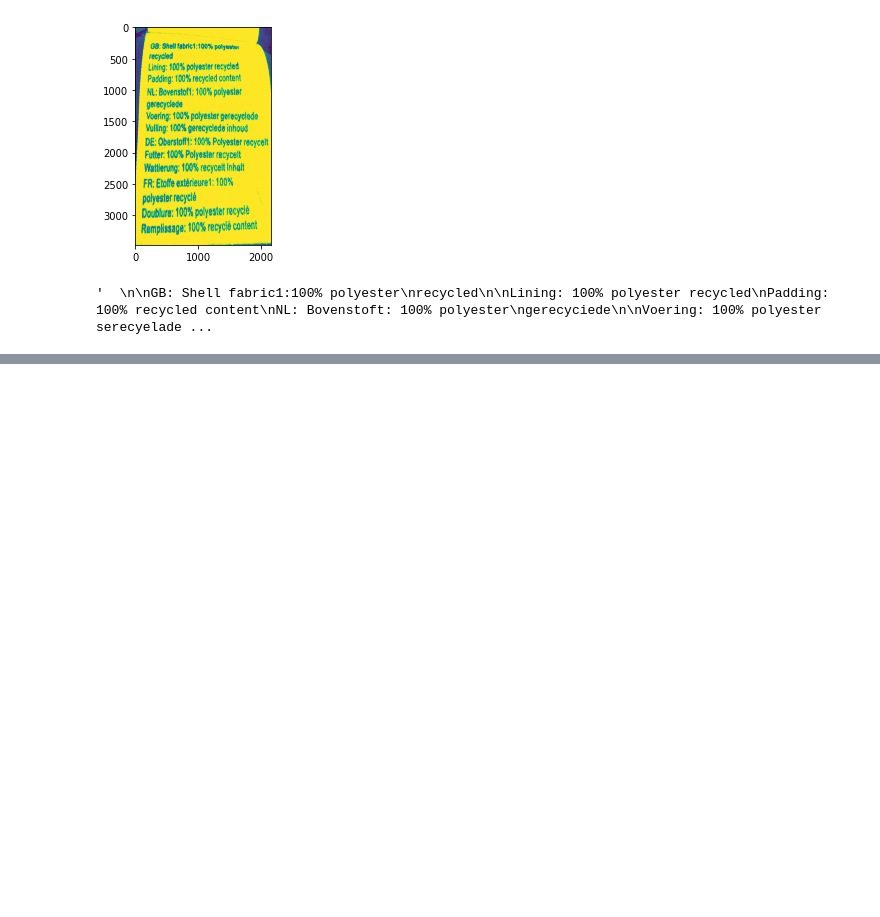
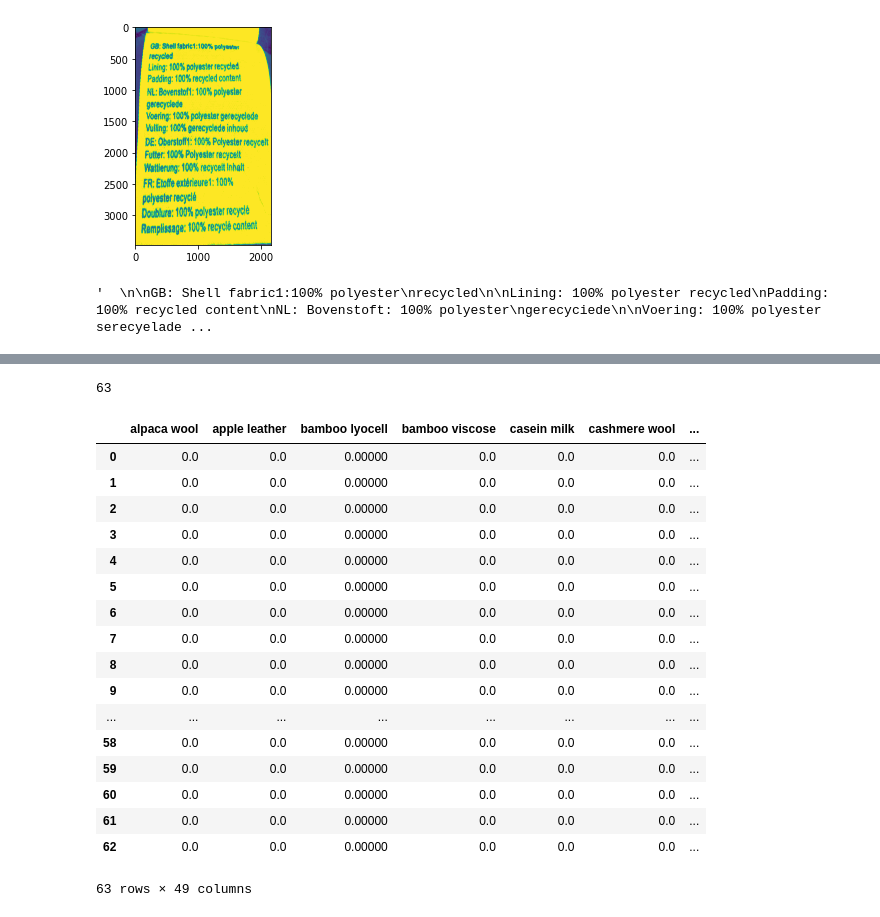
Before and after one commit to lunadabinovic/eco_fashion_project, a Jupyter notebook: notebooks/image_test_sample_2.ipynb, the cells around one changed output, grey strips where cells are left out. Drawn from its saved outputs; the diff is of its cells as text; code cells hidden in the pictures; blank space fills up the shorter version.

```diff
--- a/notebooks/image_test_sample_2.ipynb
+++ b/notebooks/image_test_sample_2.ipynb
@@ -106,0 +290,3 @@ None
+# %%
+fb_keys = pd.read_csv('../eco_fashion_project/data/fibre_cleaned.csv')
+fb_keys.head()
@@ -106,0 +320,30 @@ None
+# %%
+len(fb_keys['Material'].tolist())
+# %% [output]
+63
+# %%
+fb_ngram_tf_idf_vectorizer = TfidfVectorizer(ngram_range = (2,2))
+
+X = fb_ngram_tf_idf_vectorizer.fit_transform(fb_keys['Material'].tolist())
+
+fb_ngram_tf_idf_vect = pd.DataFrame(X.toarray(),columns = fb_ngram_tf_idf_vectorizer.get_feature_names())
+fb_ngram_tf_idf_vect
+# %% [output]
+|  | alpaca wool | apple leather | bamboo lyocell | bamboo viscose | casein milk | cashmere wool | ... |
+| 0 | 0.0 | 0.0 | 0.00000 | 0.0 | 0.0 | 0.0 | ... |
+| 1 | 0.0 | 0.0 | 0.00000 | 0.0 | 0.0 | 0.0 | ... |
+| 2 | 0.0 | 0.0 | 0.00000 | 0.0 | 0.0 | 0.0 | ... |
+| 3 | 0.0 | 0.0 | 0.00000 | 0.0 | 0.0 | 0.0 | ... |
+| 4 | 0.0 | 0.0 | 0.00000 | 0.0 | 0.0 | 0.0 | ... |
+| 5 | 0.0 | 0.0 | 0.00000 | 0.0 | 0.0 | 0.0 | ... |
+| 6 | 0.0 | 0.0 | 0.00000 | 0.0 | 0.0 | 0.0 | ... |
+| 7 | 0.0 | 0.0 | 0.00000 | 0.0 | 0.0 | 0.0 | ... |
+| 8 | 0.0 | 0.0 | 0.00000 | 0.0 | 0.0 | 0.0 | ... |
+| 9 | 0.0 | 0.0 | 0.00000 | 0.0 | 0.0 | 0.0 | ... |
+| ... | ... | ... | ... | ... | ... | ... | ... |
+| 58 | 0.0 | 0.0 | 0.00000 | 0.0 | 0.0 | 0.0 | ... |
+| 59 | 0.0 | 0.0 | 0.00000 | 0.0 | 0.0 | 0.0 | ... |
+| 60 | 0.0 | 0.0 | 0.00000 | 0.0 | 0.0 | 0.0 | ... |
+| 61 | 0.0 | 0.0 | 0.00000 | 0.0 | 0.0 | 0.0 | ... |
+| 62 | 0.0 | 0.0 | 0.00000 | 0.0 | 0.0 | 0.0 | ... |
+63 rows × 49 columns
```
Also changed, not shown: parts of 25 cells of this notebook.
